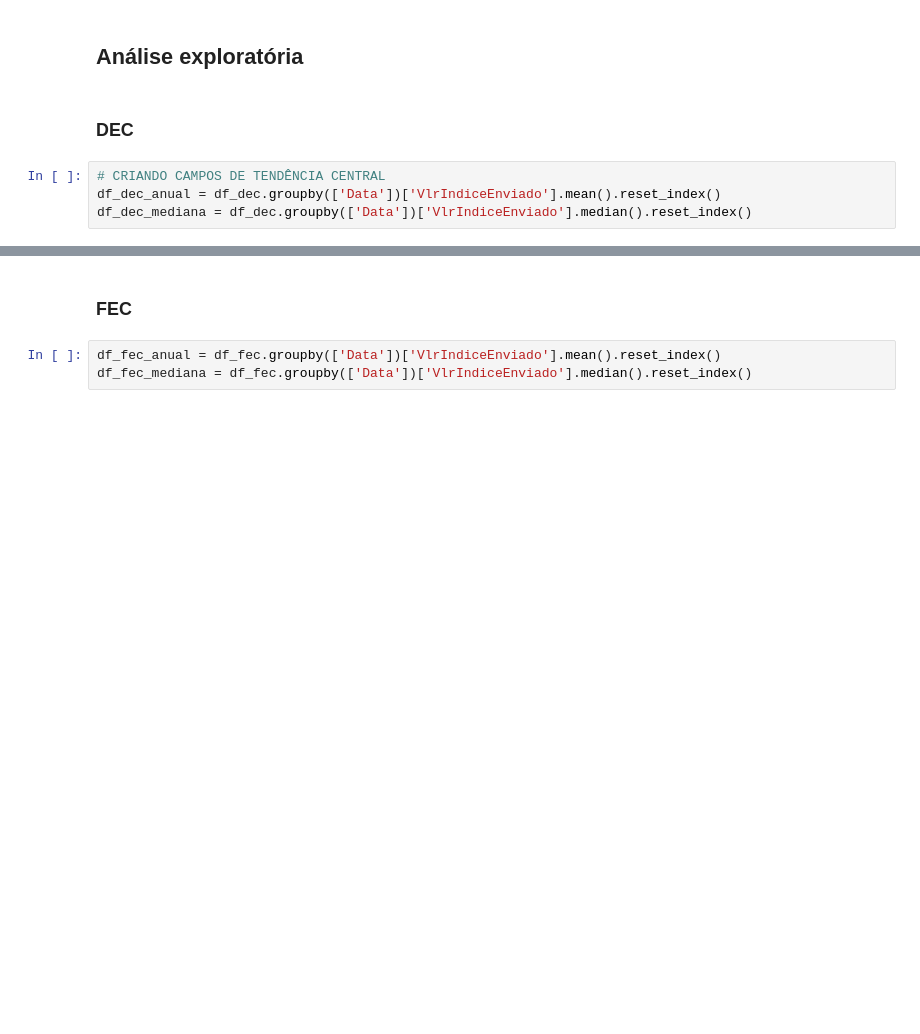
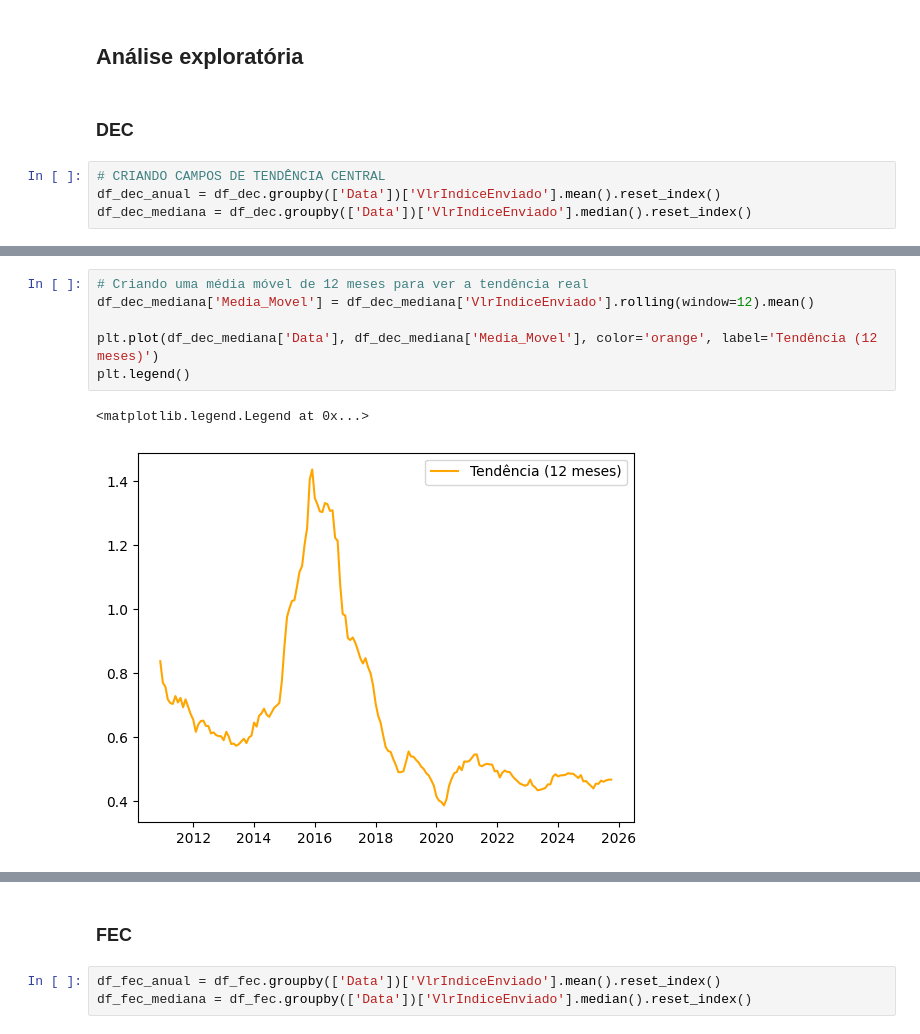
Before and after one commit to juliamgebara/ENEL, a Jupyter notebook: ENEL_EDA.ipynb, the cells around one changed output, grey strips where cells are left out. Drawn from its saved outputs; the diff is of its cells as text; blank space fills up the shorter version.

```diff
--- a/ENEL_EDA.ipynb
+++ b/ENEL_EDA.ipynb
@@ -120,0 +320,9 @@ plt.show()
+# %%
+# Criando uma média móvel de 12 meses para ver a tendência real
+df_dec_mediana['Media_Movel'] = df_dec_mediana['VlrIndiceEnviado'].rolling(window=12).mean()
+
+plt.plot(df_dec_mediana['Data'], df_dec_mediana['Media_Movel'], color='orange', label='Tendência (12 meses)')
+plt.legend()
+# %% [output]
+<matplotlib.legend.Legend at 0x...>
+[figure, added]
```
Also changed, not shown: parts of 9 cells of this notebook.
